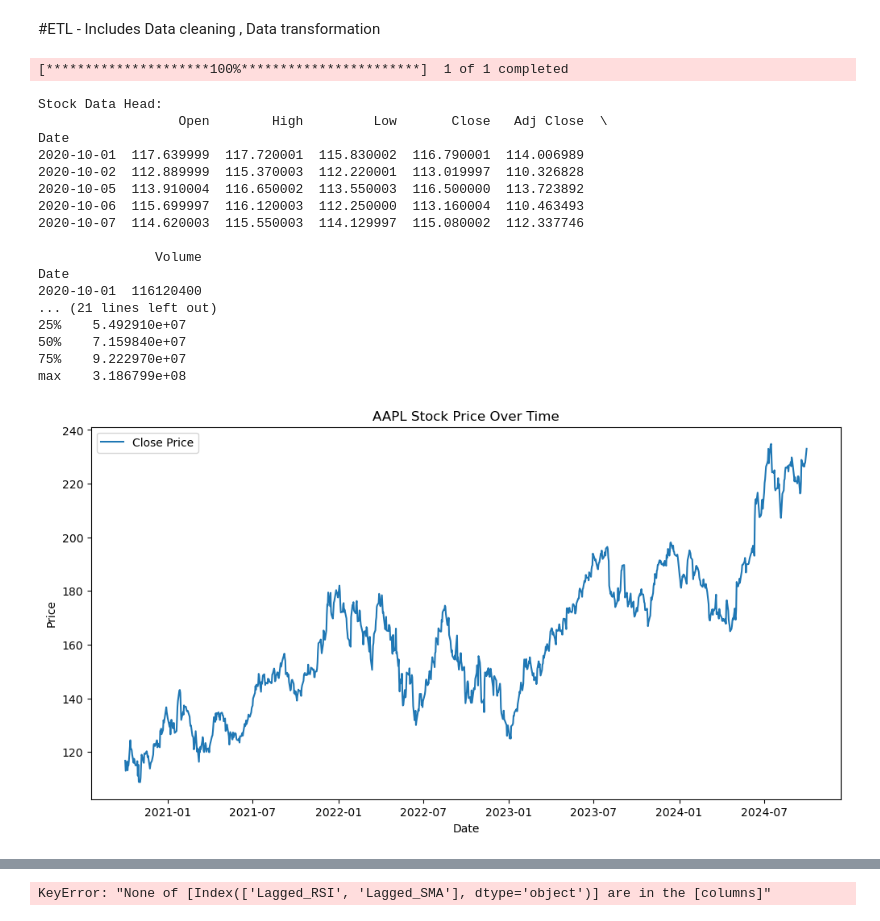
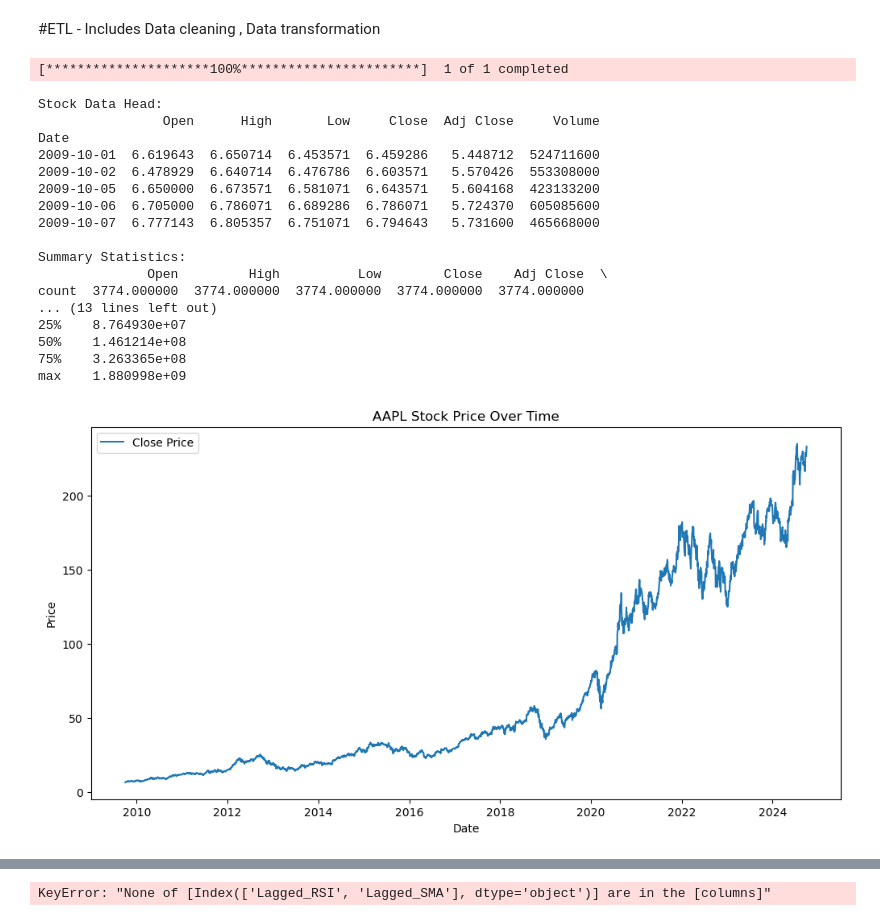
Before and after one commit to TaranArora/BI-Tool-DW, a Jupyter notebook: COSC436/notebooks/stock_analysis.ipynb, the cells around one changed output, grey strips where cells are left out. Drawn from its saved outputs; the diff is of its cells as text; code cells hidden in the pictures.

```diff
--- a/COSC436/notebooks/stock_analysis.ipynb
+++ b/COSC436/notebooks/stock_analysis.ipynb
@@ -328,7 +314,7 @@ Details for table 'sector_dimension':
 
 # Step 2: Fetch stock data
 ticker_symbol = 'AAPL'  # Replace 'AAPL' with the desired ticker symbol
-postgres = yf.download(ticker_symbol, start='2020-10-01', end='2024-10-01')
+postgres = yf.download(ticker_symbol, start='2009-10-01', end='2024-10-01')
 
 # Step 3: Perform EDA
 # Display the first few rows of the stock data
@@ -412,49 +398,49 @@ def perform_eda(postgres):
 def visualize_stock_price(postgres, ticker_symbol):
     """
     Visualize the stock price over time.
     """
     plt.figure(figsize=(12, 6))
     plt.plot(postgres['Close'], label='Close Price')
     plt.title(f'{ticker_symbol} Stock Price Over Time')
     plt.xlabel('Date')
     plt.ylabel('Price')
     plt.legend()
     plt.show()
 
 # Main execution
 if __name__ == "__main__":
     ticker_symbol = 'AAPL'  # Replace 'AAPL' with the desired ticker symbol
-    start_date = '2020-10-01'
+    start_date = '2009-10-01'
     end_date = '2024-10-01'
 
     # Fetch stock data
     postgres = fetch_postgres(ticker_symbol, start_date, end_date)
 
     # Perform EDA
     perform_eda(postgres)
 
     # Visualize stock price
     visualize_stock_price(postgres, ticker_symbol)
 # %% [output]
 [*********************100%***********************]  1 of 1 completed
 Stock Data Head:
-                  Open        High         Low       Close   Adj Close  \
+                Open      High       Low     Close  Adj Close     Volume
 Date
-2020-10-01  117.639999  117.720001  115.830002  116.790001  114.006989
-2020-10-02  112.889999  115.370003  112.220001  113.019997  110.326828
-2020-10-05  113.910004  116.650002  113.550003  116.500000  113.723892
-2020-10-06  115.699997  116.120003  112.250000  113.160004  110.463493
-2020-10-07  114.620003  115.550003  114.129997  115.080002  112.337746
+2009-10-01  6.619643  6.650714  6.453571  6.459286   5.448712  524711600
+2009-10-02  6.478929  6.640714  6.476786  6.603571   5.570426  553308000
+2009-10-05  6.650000  6.673571  6.581071  6.643571   5.604168  423133200
+2009-10-06  6.705000  6.786071  6.689286  6.786071   5.724370  605085600
+2009-10-07  6.777143  6.805357  6.751071  6.794643   5.731600  465668000
 
-               Volume
-Date
-2020-10-01  116120400
-... (21 lines left out)
-25%    5.492910e+07
-50%    7.159840e+07
-75%    9.222970e+07
-max    3.186799e+08
+Summary Statistics:
+              Open         High          Low        Close    Adj Close  \
+count  3774.000000  3774.000000  3774.000000  3774.000000  3774.000000
+... (13 lines left out)
+25%    8.764930e+07
+50%    1.461214e+08
+75%    3.263365e+08
+max    1.880998e+09
-[figure, old version]
+[figure, new version]
 # %%
 # Define variables
 STOCK_SYMBOL = 'AAPL'
```
Also changed, not shown: parts of 9 cells of this notebook, 1 other file.
